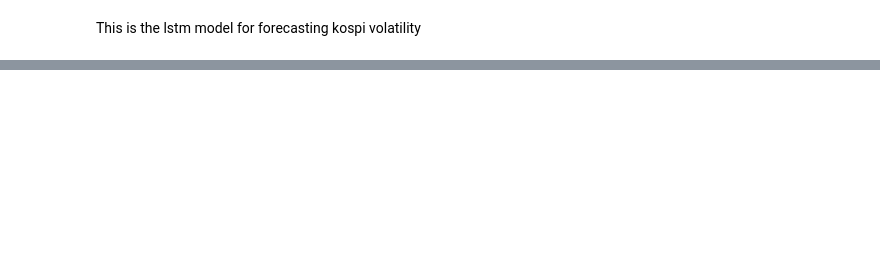
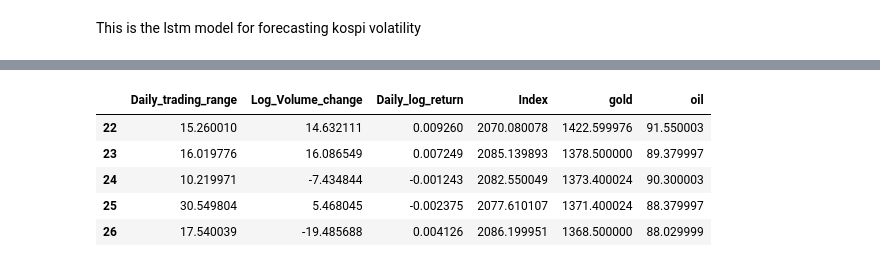
Before and after one commit to eddie8615/cs_project, a Jupyter notebook: lstm_model.ipynb, the cells around one changed output, grey strips where cells are left out. Cells and saved outputs as stored; diff of their text form; code cells hidden in the pictures; blank space fills up the shorter version.

```diff
--- a/lstm_model.ipynb
+++ b/lstm_model.ipynb
@@ -10,6 +10,7 @@ from sklearn.model_selection import train_test_split
 import data_reader as dr
 # %%
 data= dr.read()
+data = data.dropna()
 # %%
 data.info()
 # %% [output]
@@ -78,3 +80,12 @@ memory usage: 35.9 KB
+# %%
+x_values.head()
+# %% [output]
+|  | Daily_trading_range | Log_Volume_change | Daily_log_return | Index | gold | oil |
+| 22 | 15.260010 | 14.632111 | 0.009260 | 2070.080078 | 1422.599976 | 91.550003 |
+| 23 | 16.019776 | 16.086549 | 0.007249 | 2085.139893 | 1378.500000 | 89.379997 |
+| 24 | 10.219971 | -7.434844 | -0.001243 | 2082.550049 | 1373.400024 | 90.300003 |
+| 25 | 30.549804 | 5.468045 | -0.002375 | 2077.610107 | 1371.400024 | 88.379997 |
+| 26 | 17.540039 | -19.485688 | 0.004126 | 2086.199951 | 1368.500000 | 88.029999 |
 # %%
 plt.figure(1, figsize=(16,6))
 plt.plot(y_values, color='red')
```
Also changed, not shown: parts of 28 cells of this notebook, 9 other files.
